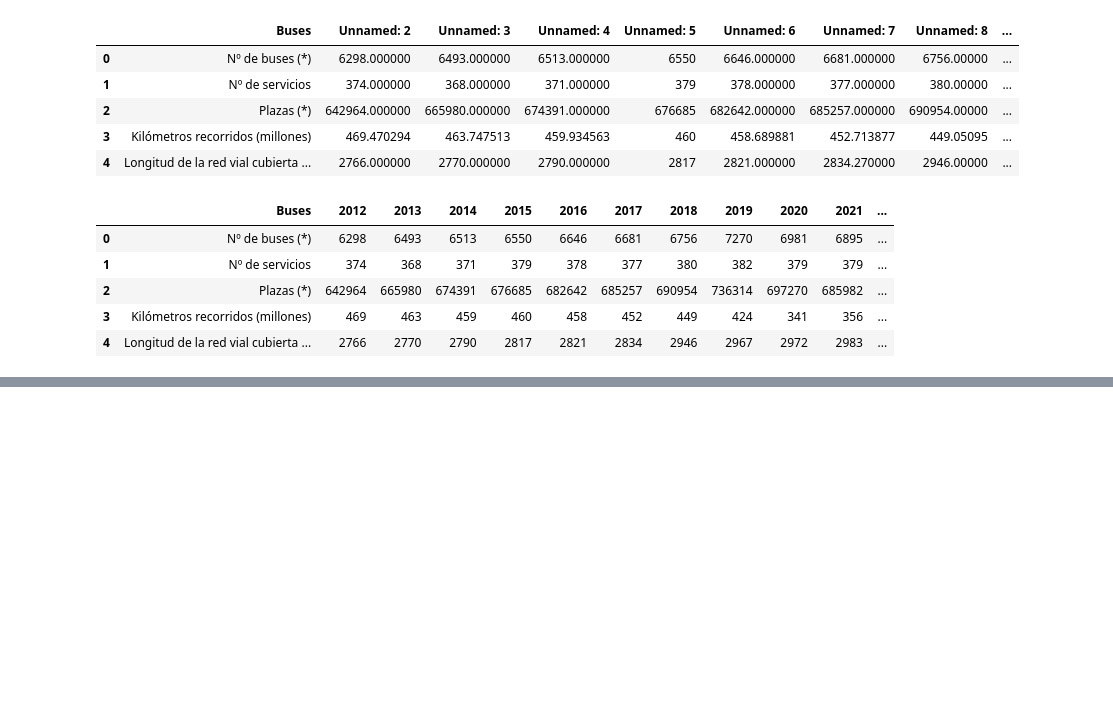
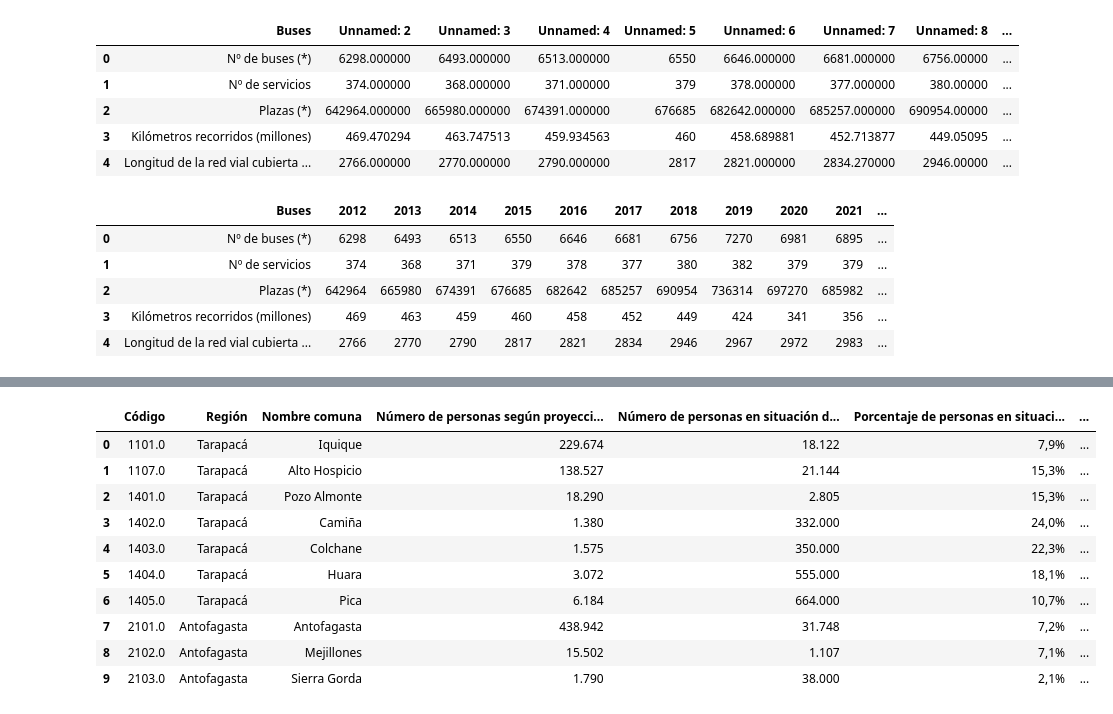
Before and after one commit to canija2000/IMT2200-Proyecto-Grupal, a Jupyter notebook: data.ipynb, the cells around one changed output, grey strips where cells are left out. Saved outputs shown, nothing was run; the diff lists cells and outputs as text; code cells hidden in the pictures; blank space fills up the shorter version.

```diff
--- a/data.ipynb
+++ b/data.ipynb
@@ -392,0 +444,17 @@ numero_buses_por_a.to_csv('data/DTP_CSV/TABLA-NUMERO-METROS-POR-AÑO.csv', index
+# %%
+### INDICES DE POBREZA
+
+indices_pobreza = pd.read_csv('data/SOCIO-ECONOMICA/INDICES METROPOLITANA POBREZA .csv', sep=';')
+indices_pobreza.head(10)
+# %% [output]
+|  | Código | Región | Nombre comuna | Número de personas según proyecci... | Número de personas en situación d... | Porcentaje de personas en situaci... | ... |
+| 0 | 1101.0 | Tarapacá | Iquique | 229.674 | 18.122 | 7,9% | ... |
+| 1 | 1107.0 | Tarapacá | Alto Hospicio | 138.527 | 21.144 | 15,3% | ... |
+| 2 | 1401.0 | Tarapacá | Pozo Almonte | 18.290 | 2.805 | 15,3% | ... |
+| 3 | 1402.0 | Tarapacá | Camiña | 1.380 | 332.000 | 24,0% | ... |
+| 4 | 1403.0 | Tarapacá | Colchane | 1.575 | 350.000 | 22,3% | ... |
+| 5 | 1404.0 | Tarapacá | Huara | 3.072 | 555.000 | 18,1% | ... |
+| 6 | 1405.0 | Tarapacá | Pica | 6.184 | 664.000 | 10,7% | ... |
+| 7 | 2101.0 | Antofagasta | Antofagasta | 438.942 | 31.748 | 7,2% | ... |
+| 8 | 2102.0 | Antofagasta | Mejillones | 15.502 | 1.107 | 7,1% | ... |
+| 9 | 2103.0 | Antofagasta | Sierra Gorda | 1.790 | 38.000 | 2,1% | ... |
```
Also changed, not shown: parts of 19 cells of this notebook, 9 other files.
